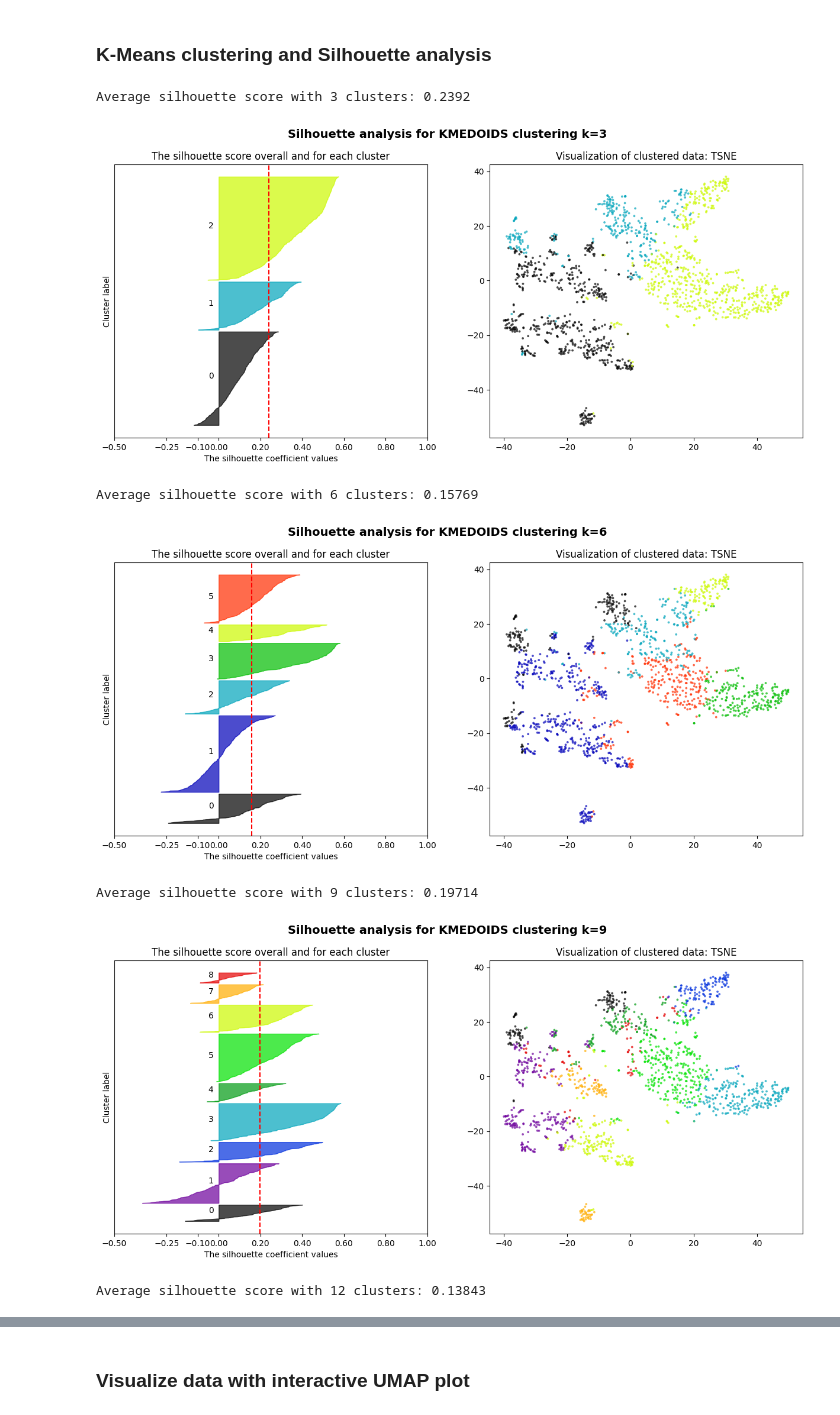
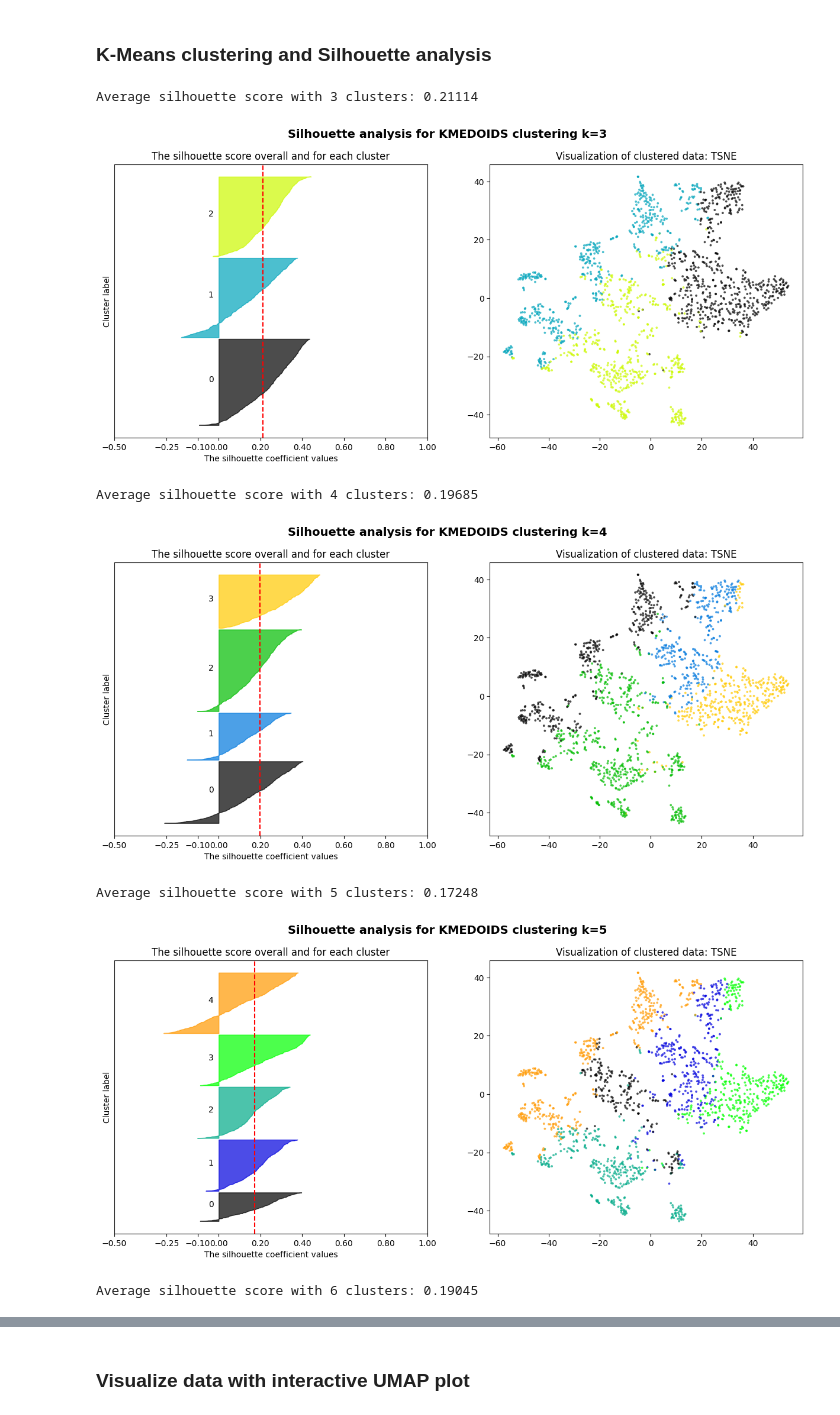
Before and after one commit to Masetto96/rhythmic-pattern-analysis, a Jupyter notebook: demo_notebooks/clustering_demo.ipynb, the cells around one changed output, grey strips where cells are left out. Cells and saved outputs as stored; diff of their text form; code cells hidden in the pictures.

Commit message:
added brid dataset, tested dct essentia impl

```diff
--- a/demo_notebooks/clustering_demo.ipynb
+++ b/demo_notebooks/clustering_demo.ipynb
@@ -274,7 +205,7 @@ show(plot)
 # Clustering on Candombe, Malian Jembè, GreekDances, Ballroom and Cuban Salsa
 # %%
 # define parameters to compute scale transform magnitude
-stm_params = {"mel_flag" : True, "with_padding" : True, "n_mels" : 40, "autocor_window_type" : "hamming", "num_stm_coefs" : 200}
+stm_params = {"mel_flag" : True, "with_padding" : True, "n_mels" : 40, "autocor_window_type" : "hamming", "num_stm_coefs" : 400}
 # %%
 features_mj, labels_mj, hover_data_mj = load_malian_jembe_dataset(multi_channel_stm=False, stm_params=stm_params)
 hover_data_mj
@@ -382,3 +325,6 @@ Features shape: 698 -- labels shape: 698
 | 696 | Media-103919 | None | Ballroom | jive |
 | 697 | Albums-Fire-12 | None | Ballroom | jive |
 698 rows × 4 columns
+# %%
+features_brid, labels_brid, hover_data_brid = load_brid_dataset(multi_channel_stm=False, stm_params=stm_params)
+hover_data_brid
@@ -385,28 +382,21 @@ Features shape: 698 -- labels shape: 698
 # %%
-combined_features = list(itertools.chain(features_mj, features_candombe, features_cretan, features_ballroom))
-combined_labels = list(itertools.chain(hover_data_mj["label"], hover_data_candombe["label"], hover_data_cretan["label"], hover_data_ballroom["label"]))
-combined_hover_data = pd.concat([hover_data_mj, hover_data_candombe, hover_data_cretan, hover_data_ballroom]).reset_index(drop=True)
-
-# # Function to get the absolute path
-# def get_absolute_path(file_path):
-#     return os.path.abspath(os.path.join("/home/stefano/internship/rythmic-pattern-analysis/datasets/groove",file_path))
-
-# # Apply the function to the 'audio_filename' column and create a new column 'absolute_path'
-# combined_hover_data['absolute_path'] = combined_hover_data['audio_filename'].apply(get_absolute_path)
+combined_features = list(itertools.chain(features_mj, features_candombe, features_cretan, features_ballroom, features_brid))
+combined_labels = list(itertools.chain(hover_data_mj["label"], hover_data_candombe["label"], hover_data_cretan["label"], hover_data_ballroom["label"], labels_brid))
+combined_hover_data = pd.concat([hover_data_mj, hover_data_candombe, hover_data_cretan, hover_data_ballroom, hover_data_brid]).reset_index(drop=True)
 # %% [markdown]
 ### K-Means clustering and Silhouette analysis
 # %%
-num_of_clusters = [i for i in range(3, 9)]
+num_of_clusters = [i for i in range(3, 8)]
 results, optimal_k = select_best_num_clusters(
     n_clusters=num_of_clusters, X=np.array(combined_features), dim_reduction="tsne", cluster_method="kmedoids"
 )
 
 print(f"Best number of clusters: {optimal_k}; silhouette score: {results.get(optimal_k)}")
 # %% [output]
-Average silhouette score with 3 clusters: 0.2392
+Average silhouette score with 3 clusters: 0.21114
-[figure, old version]
+[figure, new version]
-Average silhouette score with 6 clusters: 0.15769
+Average silhouette score with 4 clusters: 0.19685
-[figure, old version]
+[figure, new version]
-Average silhouette score with 9 clusters: 0.19714
+Average silhouette score with 5 clusters: 0.17248
-[figure, old version]
+[figure, new version]
-Average silhouette score with 12 clusters: 0.13843
+Average silhouette score with 6 clusters: 0.19045
```
Also changed, not shown: parts of 10 cells of this notebook, 13 other files.
